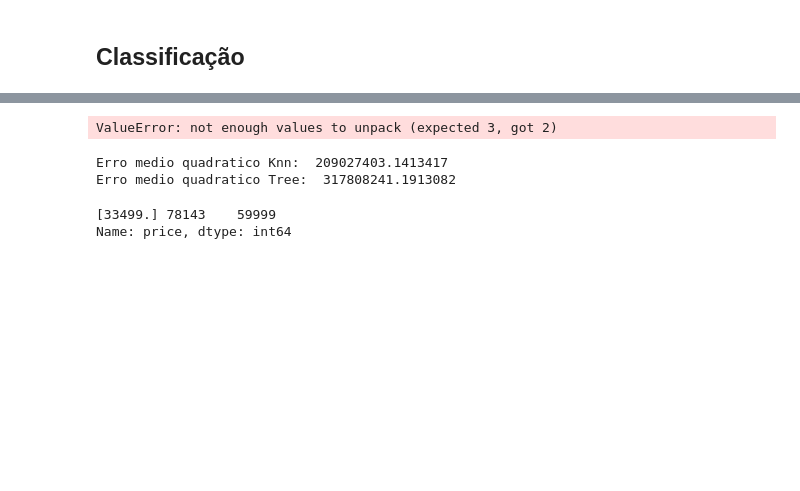
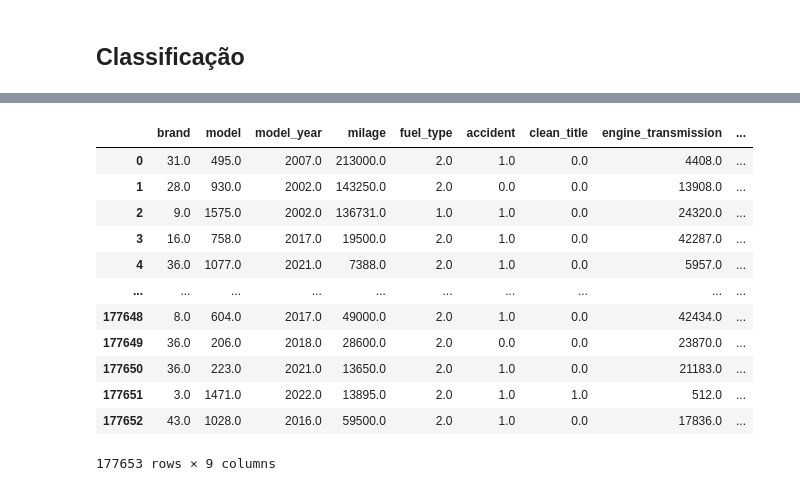
Before and after one commit to Jonatanlima852/exame-cmc16, a Jupyter notebook: notebooks/models/model_selection.ipynb, the cells around one changed output, grey strips where cells are left out. Saved outputs shown, nothing was run; the diff lists cells and outputs as text; code cells hidden in the pictures; blank space fills up the shorter version.

```diff
--- a/notebooks/models/model_selection.ipynb
+++ b/notebooks/models/model_selection.ipynb
@@ -131,11 +131,5 @@ categorical_features
 # %%
-X = df.drop(columns=['price'])
 y = df['price']
+X = df.drop(['price'],axis=1)
 
-# Dividindo os dados em treino e teste
 X_train, X_test, y_train, y_test = train_test_split(X, y, test_size=0.2, random_state=seed)
-# %%
-knn_ = knn_pipeline.fit(X_train, y_train)
-tree_ = tree_pipeline.fit(X_train, y_train)
-# %% [output]
-ValueError: not enough values to unpack (expected 3, got 2)
@@ -145,11 +135,0 @@ tree_predicao = tree_.predict(X_test)
-# %%
-print('Erro medio quadratico Knn: ', mean_squared_error(knn_predicao, y_test))
-print('Erro medio quadratico Tree: ', mean_squared_error(tree_predicao, y_test))
-# %% [output]
-Erro medio quadratico Knn:  209027403.1413417
-Erro medio quadratico Tree:  317808241.1913082
-# %%
-print(tree_.predict(X_test[29:30]), y_test[29:30])
-# %% [output]
-[33499.] 78143    59999
-Name: price, dtype: int64
@@ -157,0 +136,16 @@ df_new = pd.DataFrame({'real': y_test, 'predito_knn': knn_predicao, 'predito_tre
+# %%
+X
+# %% [output]
+|  | brand | model | model_year | milage | fuel_type | accident | clean_title | engine_transmission | ... |
+| 0 | 31.0 | 495.0 | 2007.0 | 213000.0 | 2.0 | 1.0 | 0.0 | 4408.0 | ... |
+| 1 | 28.0 | 930.0 | 2002.0 | 143250.0 | 2.0 | 0.0 | 0.0 | 13908.0 | ... |
+| 2 | 9.0 | 1575.0 | 2002.0 | 136731.0 | 1.0 | 1.0 | 0.0 | 24320.0 | ... |
+| 3 | 16.0 | 758.0 | 2017.0 | 19500.0 | 2.0 | 1.0 | 0.0 | 42287.0 | ... |
+| 4 | 36.0 | 1077.0 | 2021.0 | 7388.0 | 2.0 | 1.0 | 0.0 | 5957.0 | ... |
+| ... | ... | ... | ... | ... | ... | ... | ... | ... | ... |
+| 177648 | 8.0 | 604.0 | 2017.0 | 49000.0 | 2.0 | 1.0 | 0.0 | 42434.0 | ... |
+| 177649 | 36.0 | 206.0 | 2018.0 | 28600.0 | 2.0 | 0.0 | 0.0 | 23870.0 | ... |
+| 177650 | 36.0 | 223.0 | 2021.0 | 13650.0 | 2.0 | 1.0 | 0.0 | 21183.0 | ... |
+| 177651 | 3.0 | 1471.0 | 2022.0 | 13895.0 | 2.0 | 1.0 | 1.0 | 512.0 | ... |
+| 177652 | 43.0 | 1028.0 | 2016.0 | 59500.0 | 2.0 | 1.0 | 0.0 | 17836.0 | ... |
+177653 rows × 9 columns
```
Also changed, not shown: parts of 26 cells of this notebook.
